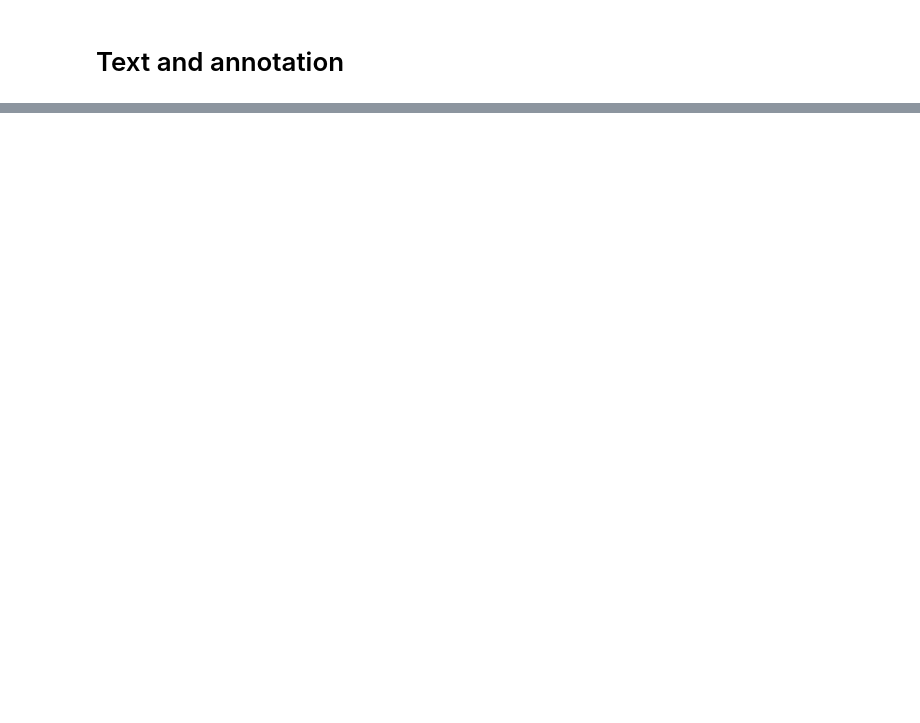
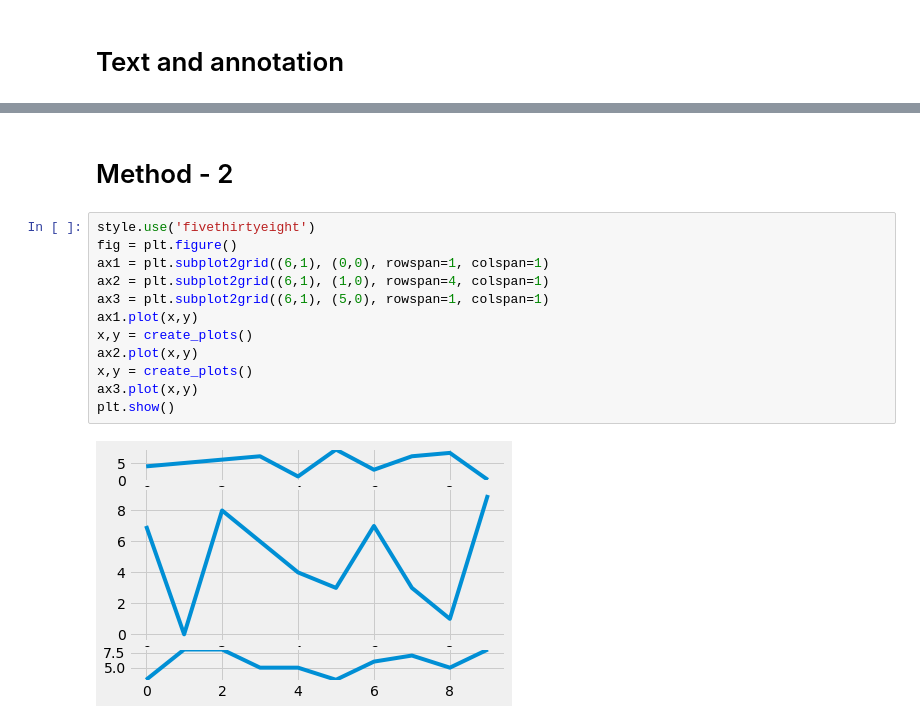
Before and after one commit to surya1singh/matplotlib_examples, a Jupyter notebook: Level 2.ipynb, the cells around one changed output, grey strips where cells are left out. Saved outputs shown, nothing was run; the diff lists cells and outputs as text; blank space fills up the shorter version.

```diff
--- a/Level 2.ipynb
+++ b/Level 2.ipynb
@@ -71,0 +108,16 @@ graph_data('yahoo_finance_replacement.csv')
+# %% [markdown]
+# Method - 2
+# %%
+style.use('fivethirtyeight')
+fig = plt.figure()
+ax1 = plt.subplot2grid((6,1), (0,0), rowspan=1, colspan=1)
+ax2 = plt.subplot2grid((6,1), (1,0), rowspan=4, colspan=1)
+ax3 = plt.subplot2grid((6,1), (5,0), rowspan=1, colspan=1)
+ax1.plot(x,y)
+x,y = create_plots()
+ax2.plot(x,y)
+x,y = create_plots()
+ax3.plot(x,y)
+plt.show()
+# %% [output]
+[figure, added]
```
Also changed, not shown: parts of 3 cells of this notebook.
